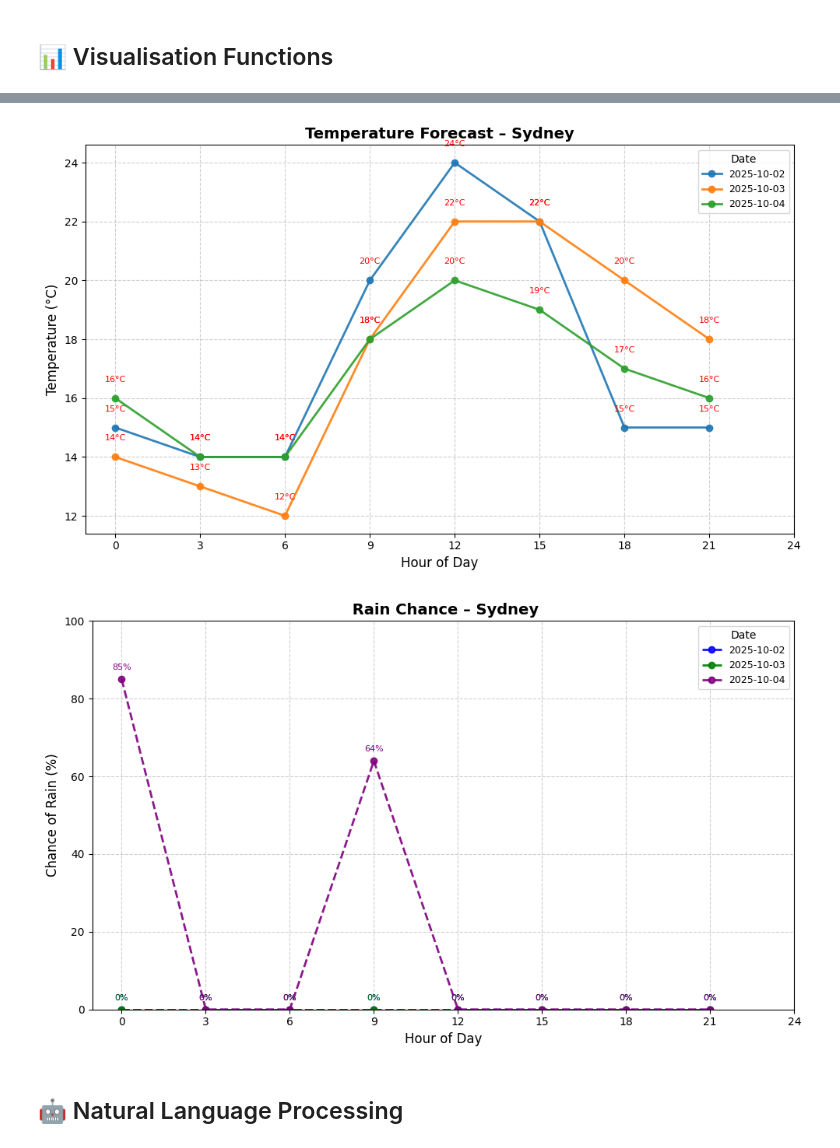
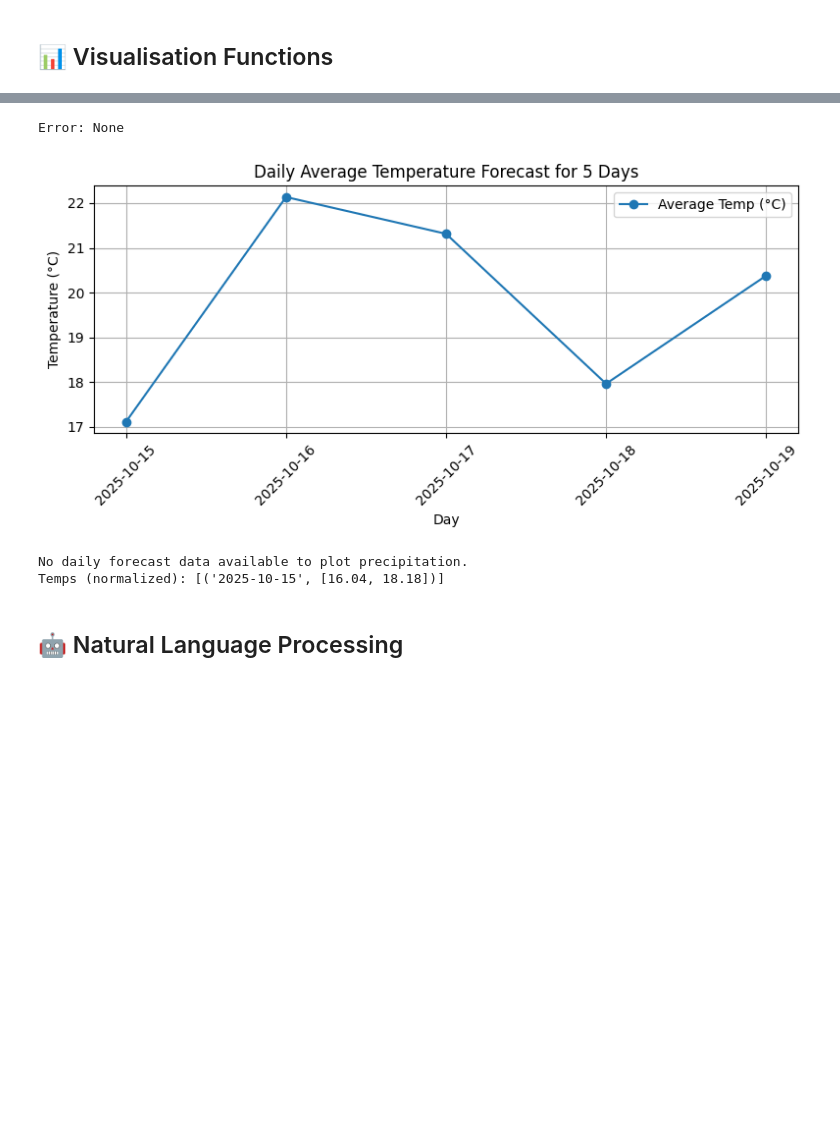
Before and after one commit to Yarida-nes/weatherwise-Yarida-Kaewthong, a Jupyter notebook: starter_notebook.ipynb, the cells around one changed output, grey strips where cells are left out. Saved outputs shown, nothing was run; the diff lists cells and outputs as text; code cells hidden in the pictures; blank space fills up the shorter version.

```diff
--- a/starter_notebook.ipynb
+++ b/starter_notebook.ipynb
@@ -118,25 +81,29 @@ Requirement already satisfied: pyinputplus in /usr/local/lib/python3.12/dist-pac
 Requirement already satisfied: pysimplevalidate>=0.2.7 in /usr/local/lib/python3.12/dist-packages (from pyinputplus) (0.2.12)
 Requirement already satisfied: stdiomask>=0.0.3 in /usr/local/lib/python3.12/dist-packages (from pyinputplus) (0.0.6)
 # %%
-# Core libraries
+# libraries
 import os
 import re
 from typing import Dict, Any, List, Optional, Tuple, Union
 import requests
 import matplotlib.pyplot as plt
 
+os.environ["OPENWEATHER_API_KEY"] = "220e281f356576ed04365173258a3eb1"  # Demo key, get your own at https://openweathermap.org/api
+import warnings
+warnings.filterwarnings("ignore", category=DeprecationWarning)
+
 # pyinputplus is preferred for menus, but guard if missing in some environments
 try:
-    import pyinputplus as pyip
+	import pyinputplus as pyip
 except Exception:
-    pyip = None  # UI cell will handle None gracefully
+	pyip = None  # UI cell will handle None gracefully
 
 # Fetch weather via the teaching helper library
 try:
-    import fetch_my_weather as fmw
+	import fetch_my_weather as fmw
 except Exception as e:
-    fmw = None
-    print("Warning: fetch_my_weather not installed. You can install it in Colab by running the optional pip cell above.")
+	fmw = None
+	print("Warning: fetch_my_weather not installed. You can install it in Colab by running the optional pip cell above.")
 
 # Global state used by UI/demo (kept minimal)
 _LAST_LOCATION: Optional[str] = None
@@ -145,6 +112,6 @@ _LAST_WEATHER: Optional[Dict[str, Any]] = None
 
 # Helper for safe matplotlib usage in notebooks
 plt.rcParams.update({
-    "figure.figsize": (8, 4),
-    "axes.grid": True
-})
+	"figure.figsize": (8, 4),
+	"axes.grid": True ,
+ })
@@ -712,11 +410,23 @@ create_precipitation_visualisation(sample)
-# %%
-# @title
-sample = get_weather_data("Sydney", forecast_days=5)
-create_temperature_visualisation(sample)
-create_precipitation_visualisation(sample)
-# %% [output]
-[figure, removed]
-[figure, removed]
+# %%
+# Use your main fetcher; this expects you've already implemented get_weather_data(...)
+wd = get_weather_data("Sydney", 5)
+print("Error:", wd.get("error"))
+create_temperature_visualisation(wd)
+create_precipitation_visualisation(wd)
+
+# Demonstrate get_temps on both shapes:
+# 1) normalized weather_data
+print("Temps (normalized):", list(get_temps(wd).items())[:1])
+
+# 2) raw OpenWeather forecast JSON (only if you're using OpenWeather helpers)
+# cur, fc, err = _openweather_fetch_raw("Perth")
+# if not err and fc:
+#     print("Temps (raw OpenWeather):", list(get_temps(fc).items())[:1])
+# %% [output]
+Error: None
+[figure, added]
+No daily forecast data available to plot precipitation.
+Temps (normalized): [('2025-10-15', [16.04, 18.18])]
 # %% [markdown]
 ## 🤖 Natural Language Processing
 # %%
```
Also changed, not shown: parts of 25 cells of this notebook.
